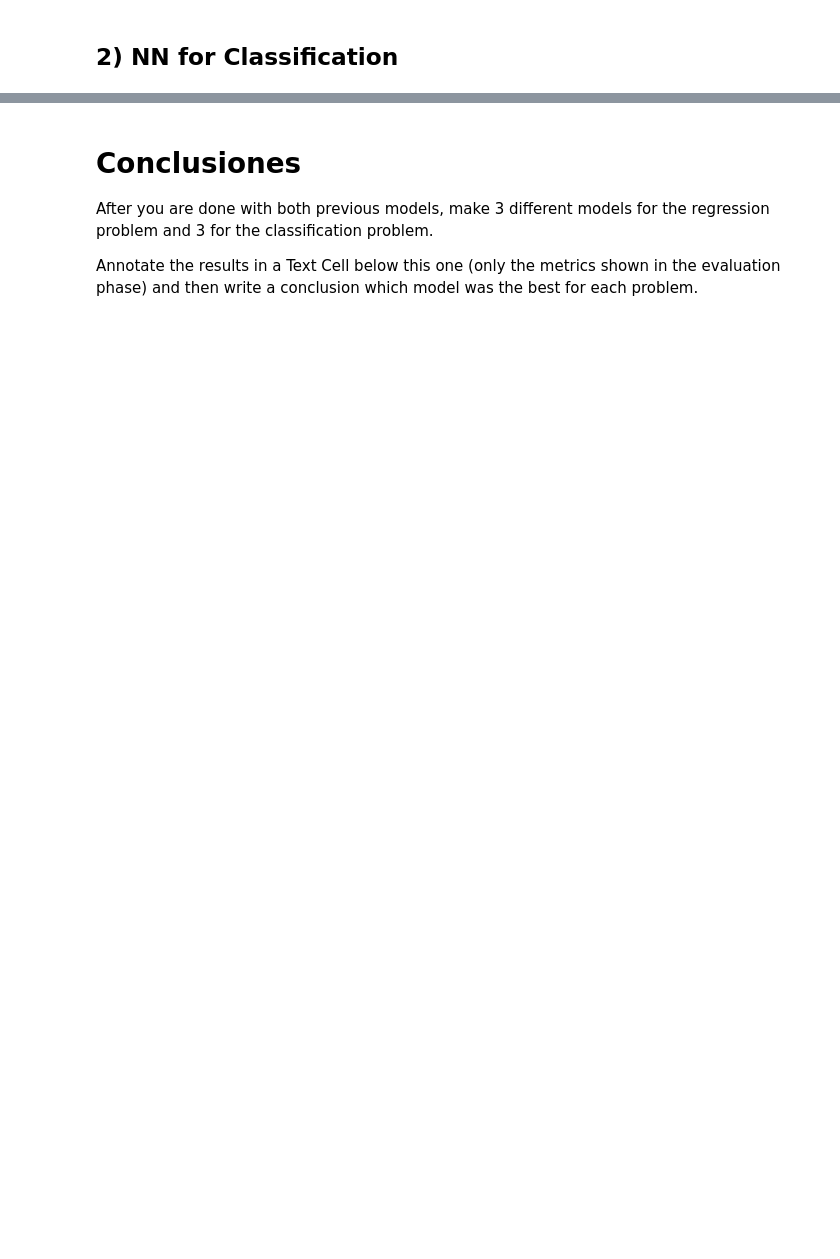
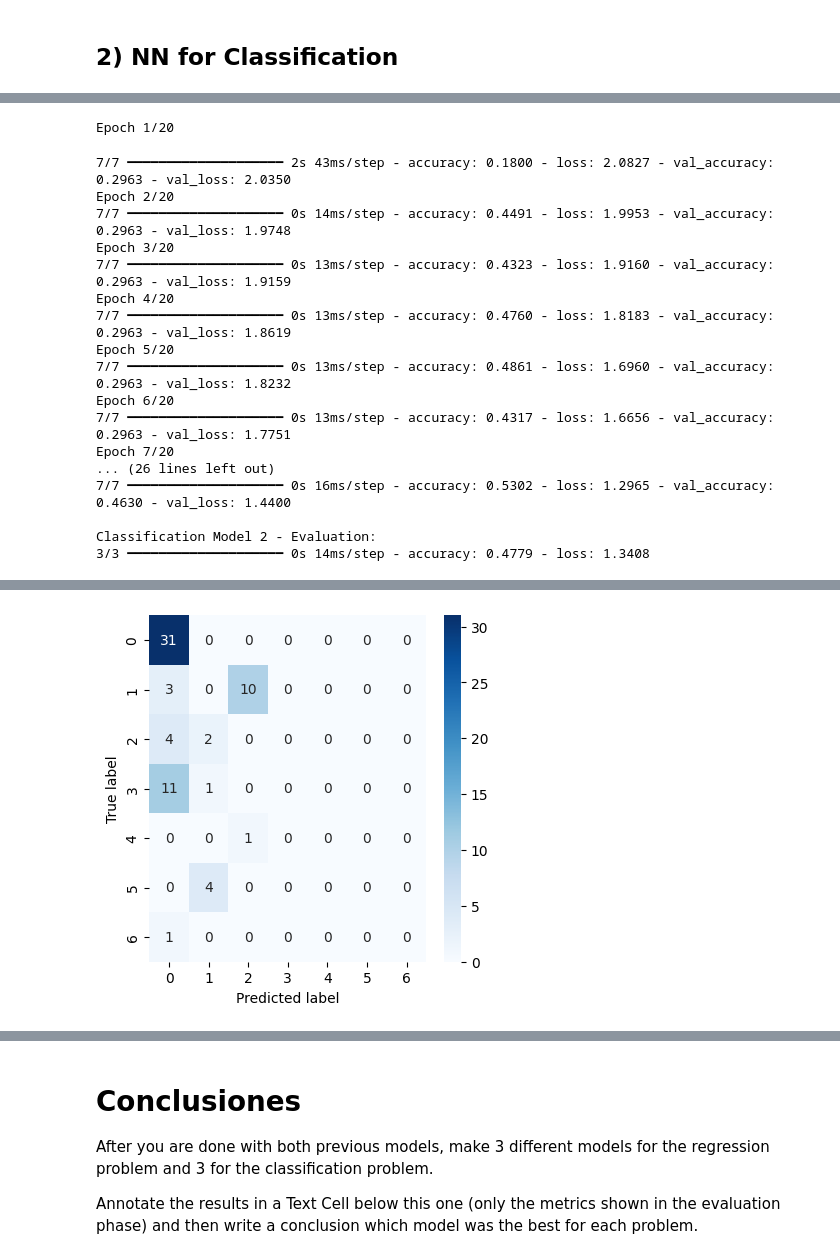
Before and after one commit to DaniPalma3000/Calendarizador, a Jupyter notebook: SP1_Laboratory_01.ipynb, the cells around one changed output, grey strips where cells are left out. Cells and saved outputs as stored; diff of their text form; code cells hidden in the pictures; blank space fills up the shorter version.

```diff
--- a/SP1_Laboratory_01.ipynb
+++ b/SP1_Laboratory_01.ipynb
@@ -209,0 +571,39 @@ plot_confusion_matrix(labels=test_target, predictions=predictions)
+# %%
+# ---- CLASSIFICATION MODEL 2: Wider Model (3 layers, more neurons) ----
+num_classes = len(np.unique(train_target))
+
+model_clf_2 = tf.keras.Sequential([
+    tf.keras.layers.Dense(128, activation='relu', input_shape=[len(independent_variables)]),
+    tf.keras.layers.Dense(64, activation='relu'),
+    tf.keras.layers.Dense(32, activation='relu'),
+    tf.keras.layers.Dense(num_classes, activation='softmax')
+])
+model_clf_2.compile(optimizer=tf.keras.optimizers.Adam(learning_rate=0.001),
+                    loss='sparse_categorical_crossentropy',
+                    metrics=['accuracy'])
+model_clf_2.fit(train_set, train_target, epochs=20, batch_size=32, validation_split=0.2)
+print("\nClassification Model 2 - Evaluation:")
+model_clf_2.evaluate(x=test_set, y=test_target, batch_size=32)
+
+# Confusion matrix for Model 2
+predictions_2 = list(map(lambda x: np.argmax(x), model_clf_2.predict(test_set)))
+plot_confusion_matrix(labels=test_target, predictions=predictions_2)
+# %% [output]
+Epoch 1/20
+7/7 ━━━━━━━━━━━━━━━━━━━━ 2s 43ms/step - accuracy: 0.1800 - loss: 2.0827 - val_accuracy: 0.2963 - val_loss: 2.0350
+Epoch 2/20
+7/7 ━━━━━━━━━━━━━━━━━━━━ 0s 14ms/step - accuracy: 0.4491 - loss: 1.9953 - val_accuracy: 0.2963 - val_loss: 1.9748
+Epoch 3/20
+7/7 ━━━━━━━━━━━━━━━━━━━━ 0s 13ms/step - accuracy: 0.4323 - loss: 1.9160 - val_accuracy: 0.2963 - val_loss: 1.9159
+Epoch 4/20
+7/7 ━━━━━━━━━━━━━━━━━━━━ 0s 13ms/step - accuracy: 0.4760 - loss: 1.8183 - val_accuracy: 0.2963 - val_loss: 1.8619
+Epoch 5/20
+7/7 ━━━━━━━━━━━━━━━━━━━━ 0s 13ms/step - accuracy: 0.4861 - loss: 1.6960 - val_accuracy: 0.2963 - val_loss: 1.8232
+Epoch 6/20
+7/7 ━━━━━━━━━━━━━━━━━━━━ 0s 13ms/step - accuracy: 0.4317 - loss: 1.6656 - val_accuracy: 0.2963 - val_loss: 1.7751
+Epoch 7/20
+... (26 lines left out)
+7/7 ━━━━━━━━━━━━━━━━━━━━ 0s 16ms/step - accuracy: 0.5302 - loss: 1.2965 - val_accuracy: 0.4630 - val_loss: 1.4400
+
+Classification Model 2 - Evaluation:
+3/3 ━━━━━━━━━━━━━━━━━━━━ 0s 14ms/step - accuracy: 0.4779 - loss: 1.3408
@@ -209,0 +614 @@ plot_confusion_matrix(labels=test_target, predictions=predictions)
+[figure, added]
```
Also changed, not shown: parts of 39 cells of this notebook.
